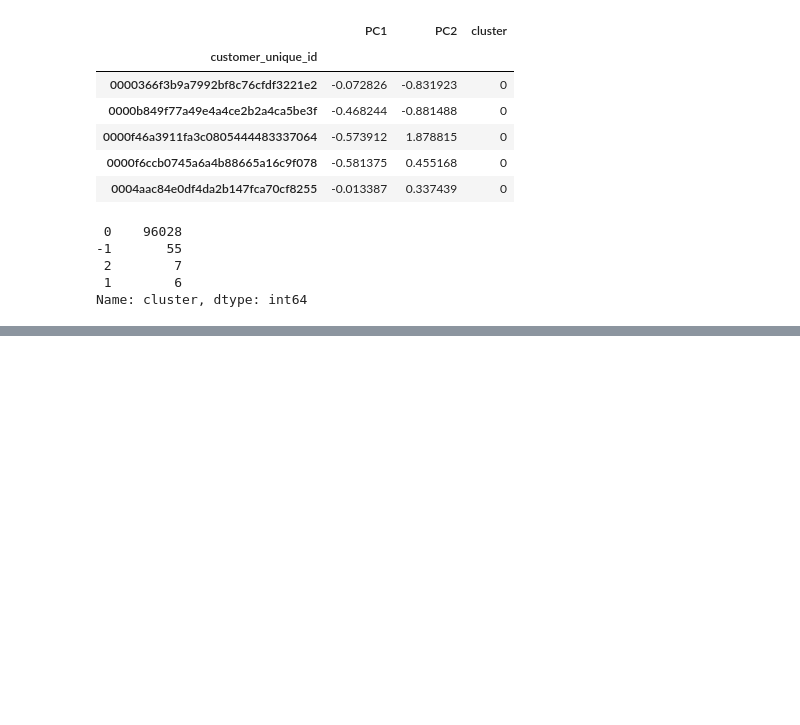
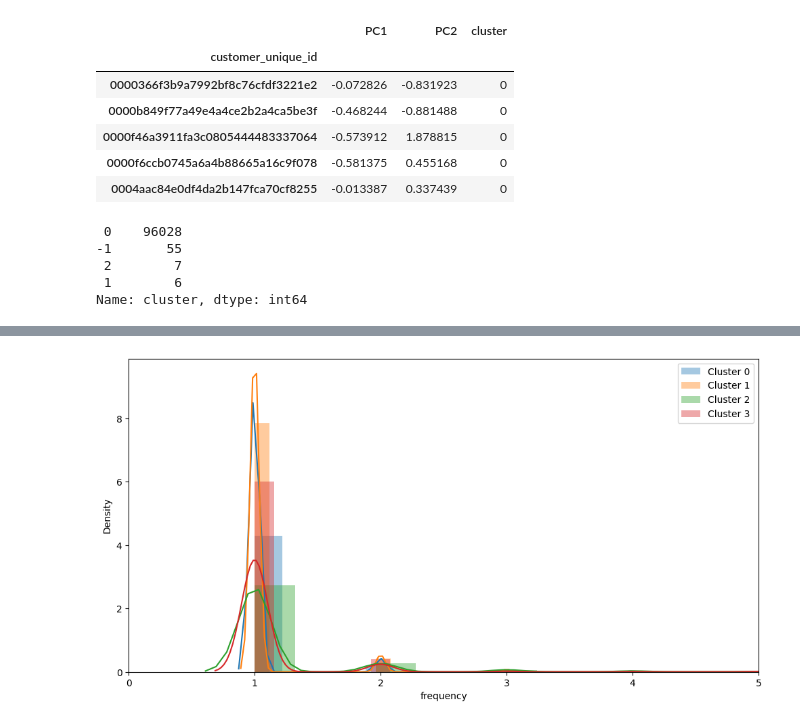
Before and after one commit to ThomasMeb/Projet_4, a Jupyter notebook: Mebarki_Thomas_notebook_essais_022023.ipynb, the cells around one changed output, grey strips where cells are left out. Cells and saved outputs as stored; diff of their text form; code cells hidden in the pictures; blank space fills up the shorter version.

```diff
--- a/Mebarki_Thomas_notebook_essais_022023.ipynb
+++ b/Mebarki_Thomas_notebook_essais_022023.ipynb
@@ -351,0 +379,17 @@ KMeans does not accept missing values encoded as NaN natively. For supervised le
+# %%
+data_2_cluster_0 = data_2.loc[kmeans.labels_ == 0]
+data_2_cluster_1 = data_2.loc[kmeans.labels_ == 1]
+data_2_cluster_2 = data_2.loc[kmeans.labels_ == 2]
+data_2_cluster_3 = data_2.loc[kmeans.labels_ == 3]
+# %%
+# Plot the distribution of frequency for each cluster
+plt.figure(figsize=(12,6))
+sns.distplot(data_2_cluster_0['frequency'], label='Cluster 0')
+sns.distplot(data_2_cluster_1['frequency'], label='Cluster 1')
+sns.distplot(data_2_cluster_2['frequency'], label='Cluster 2')
+sns.distplot(data_2_cluster_3['frequency'], label='Cluster 3')
+plt.legend()
+plt.xlim(0, 5)
+plt.show()
+# %% [output]
+[figure, added]
```
Also changed, not shown: parts of 18 cells of this notebook, 2 other files.
